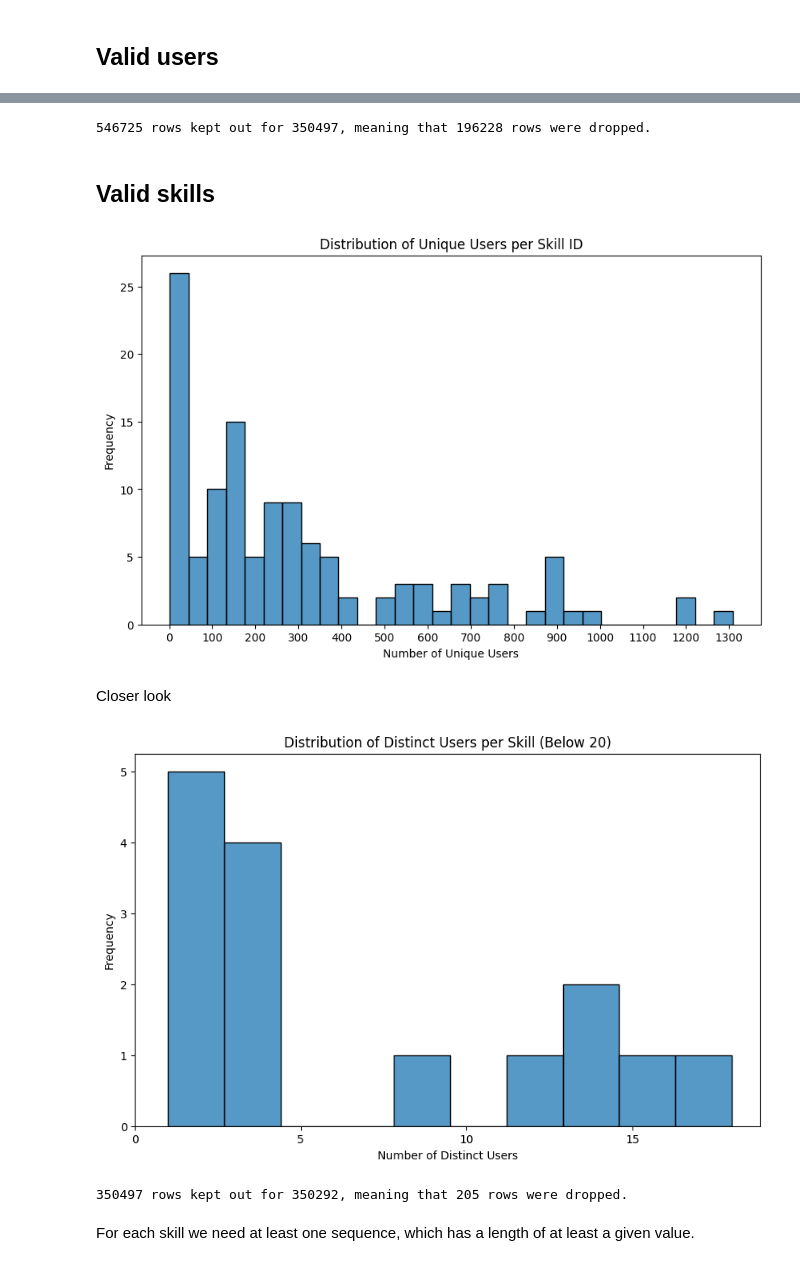
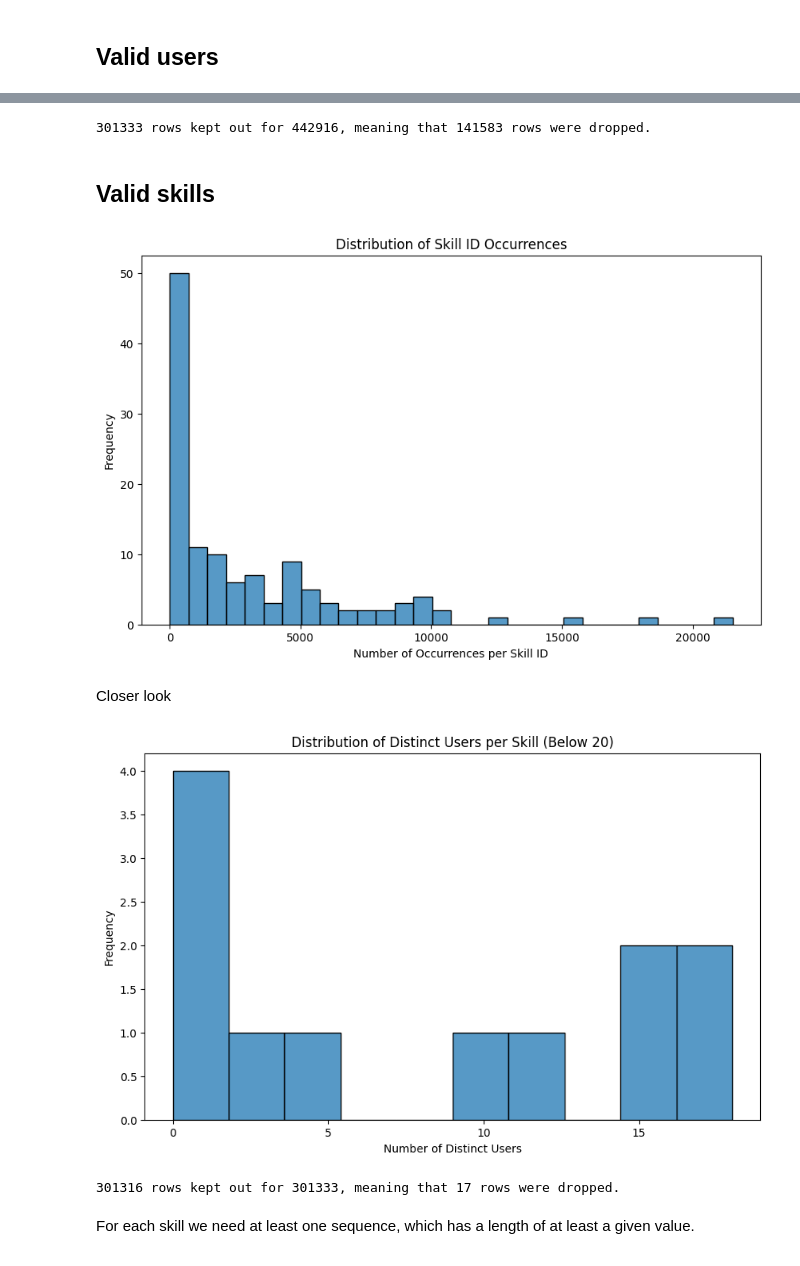
Before and after one commit to botond0401/personalized-education, a Jupyter notebook: notebooks/data_exploration.ipynb, the cells around one changed output, grey strips where cells are left out. Drawn from its saved outputs; the diff is of its cells as text; code cells hidden in the pictures.

Commit message:
data processing changed

```diff
--- a/notebooks/data_exploration.ipynb
+++ b/notebooks/data_exploration.ipynb
@@ -132,0 +134,18 @@ df_answers.head(20)
+# %%
+# Create a binary column for each skill_id
+columns_to_keep = ["user_id", "timestamp", "problem_id", "ms_first_response", "bottom_hint", "correct"]
+
+df_answers_pivot = df_answers.pivot_table(
+    index=columns_to_keep,
+    columns="skill_id",
+    aggfunc="size",
+    fill_value=0
+).reset_index()
+
+# Flatten the column names
+df_answers_pivot.columns.name = None
+df_answers_pivot = df_answers_pivot.rename_axis(None, axis=1)
+# Sort
+df_answers_pivot = df_answers_pivot.sort_values(by=['user_id', 'timestamp'])
+# Display the resulting DataFrame
+df_answers_pivot.head()
@@ -156,7 +182,7 @@ plt.show()
 # %%
-len_before = len(df_answers)
+len_before = len(df_answers_pivot)
 
-df_filtered_user = df_answers.groupby('user_id').filter(lambda x: len(x) >= min_user_sequence_len)
+df_filtered_user = df_answers_pivot.groupby('user_id').filter(lambda x: len(x) >= min_user_sequence_len)
 
 # Then, for each user_id, keep only the first max_user_sequence_len rows
 df_answers_valid_user = df_filtered_user.groupby('user_id').head(max_user_sequence_len)
@@ -165,57 +191,60 @@ df_answers_valid_user = df_filtered_user.groupby('user_id').head(max_user_sequen
 len_after = len(df_answers_valid_user)
 diff = len_before - len_after
 
-print(f"{len_before} rows kept out for {len_after}, meaning that {diff} rows were dropped.")
+print(f"{len_after} rows kept out for {len_before}, meaning that {diff} rows were dropped.")
 # %% [output]
-546725 rows kept out for 350497, meaning that 196228 rows were dropped.
+301333 rows kept out for 442916, meaning that 141583 rows were dropped.
 # %% [markdown]
 ## Valid skills
 # %%
-unique_users_per_skill = df_answers_valid_user.groupby('skill_id')['user_id'].nunique()
+# Step 1: Count occurrences for each skill ID (sum the binary columns)
+num_non_skill_columns = len(columns_to_keep)
+skill_occurrences = df_answers_valid_user.iloc[:, num_non_skill_columns:].sum()  # Assuming binary skill columns start from 3rd column onward
 
-# Step 2: Plot a histogram of the number of unique users per skill_id
+# Step 2: Plot a histogram of occurrences per skill
 plt.figure(figsize=(10, 6))
-sns.histplot(unique_users_per_skill, bins=30, kde=False)  # You can adjust bins as needed
-plt.title('Distribution of Unique Users per Skill ID')
-plt.xlabel('Number of Unique Users')
+sns.histplot(skill_occurrences, bins=30, kde=False)  # Adjust bins as needed
+plt.title('Distribution of Skill ID Occurrences')
+plt.xlabel('Number of Occurrences per Skill ID')
 plt.ylabel('Frequency')
-plt.xticks(range(0, max(unique_users_per_skill), 100))  # Adjust range and step as needed
 plt.show()
 # %% [output]
-[figure, old version]
+[figure, new version]
 # %% [markdown]
 Closer look
 # %%
 max_threshold = 20
 
-unique_users_per_skill_min = unique_users_per_skill[unique_users_per_skill < max_threshold]
+skill_occurrences_below_th = skill_occurrences[skill_occurrences < max_threshold]
 plt.figure(figsize=(10, 6))
-sns.histplot(unique_users_per_skill_min, bins=10, kde=False)
-plt.title('Distribution of Distinct Users per Skill (Below 20)')
+sns.histplot(skill_occurrences_below_th, bins=10, kde=False)
+plt.title(f'Distribution of Distinct Users per Skill (Below {max_threshold})')
 plt.xlabel('Number of Distinct Users')
 plt.ylabel('Frequency')
-plt.xticks(range(0, max(unique_users_per_skill_min), 5))  # Adjust range and step as needed
+plt.xticks(range(0, max(skill_occurrences_below_th), 5))  # Adjust range and step as needed
 
 plt.show()
 # %% [output]
-[figure, old version]
+[figure, new version]
 # %%
 len_before = len(df_answers_valid_user)
 
 # Step 1: Identify skill_ids with less than 10 unique users
-skills_to_remove = unique_users_per_skill[unique_users_per_skill < min_user_per_skill].index
+skills_to_remove = skill_occurrences[skill_occurrences < min_user_per_skill].index
 
 # Step 2: Remove these skill_ids from the DataFrame
-df_answers_valid_skills = df_answers_valid_user[~df_answers_valid_user['skill_id'].isin(skills_to_remove)]
+df_answers_valid_skills = df_answers_valid_user[[col for col in df_answers_valid_user.columns if col not in skills_to_remove]]
+# Keep only rows where the sum of skill columns is not 0
+df_answers_valid_skills = df_answers_valid_skills[df_answers_valid_skills.iloc[:, num_non_skill_columns:].sum(axis=1) != 0]
 
 # Confirm the change by checking the number of unique skill_ids left
 # Display the filtered DataFrame
 len_after = len(df_answers_valid_skills)
 diff = len_before - len_after
 
-print(f"{len_before} rows kept out for {len_after}, meaning that {diff} rows were dropped.")
+print(f"{len_after} rows kept out for {len_before}, meaning that {diff} rows were dropped.")
 # %% [output]
-350497 rows kept out for 350292, meaning that 205 rows were dropped.
+301316 rows kept out for 301333, meaning that 17 rows were dropped.
 # %% [markdown]
 For each skill we need at least one sequence, which has a length of at least a given value.
 # %%
```
Also changed, not shown: parts of 17 cells of this notebook.
